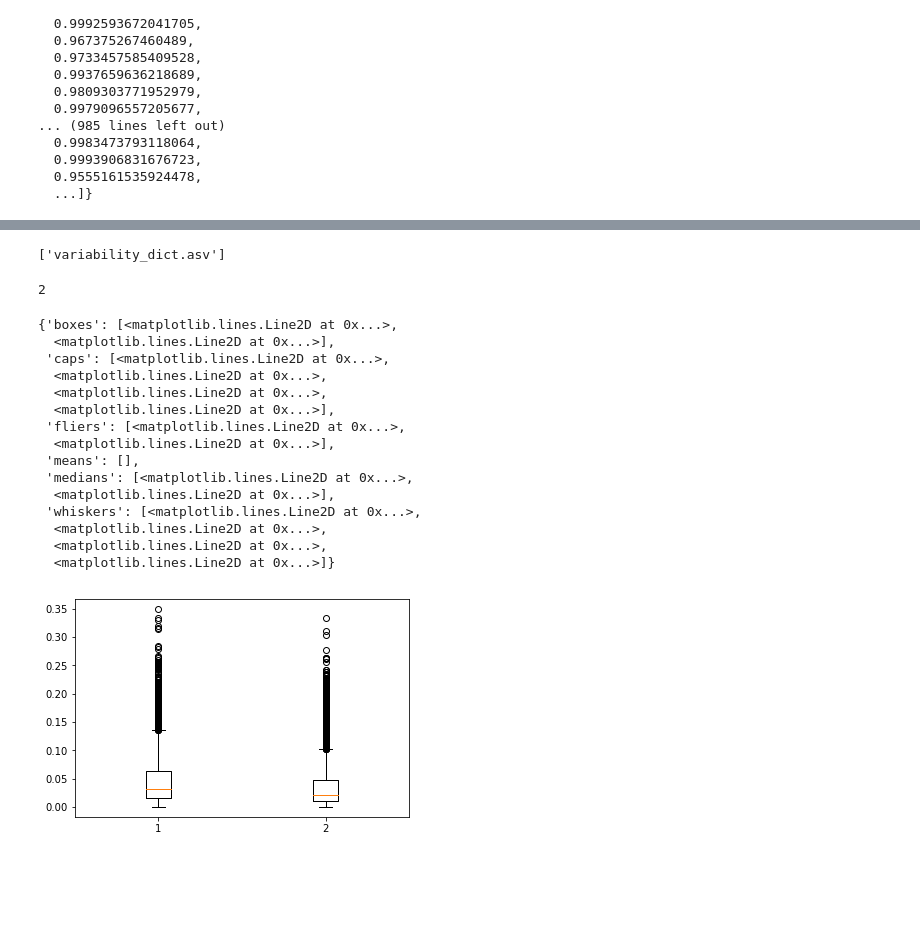
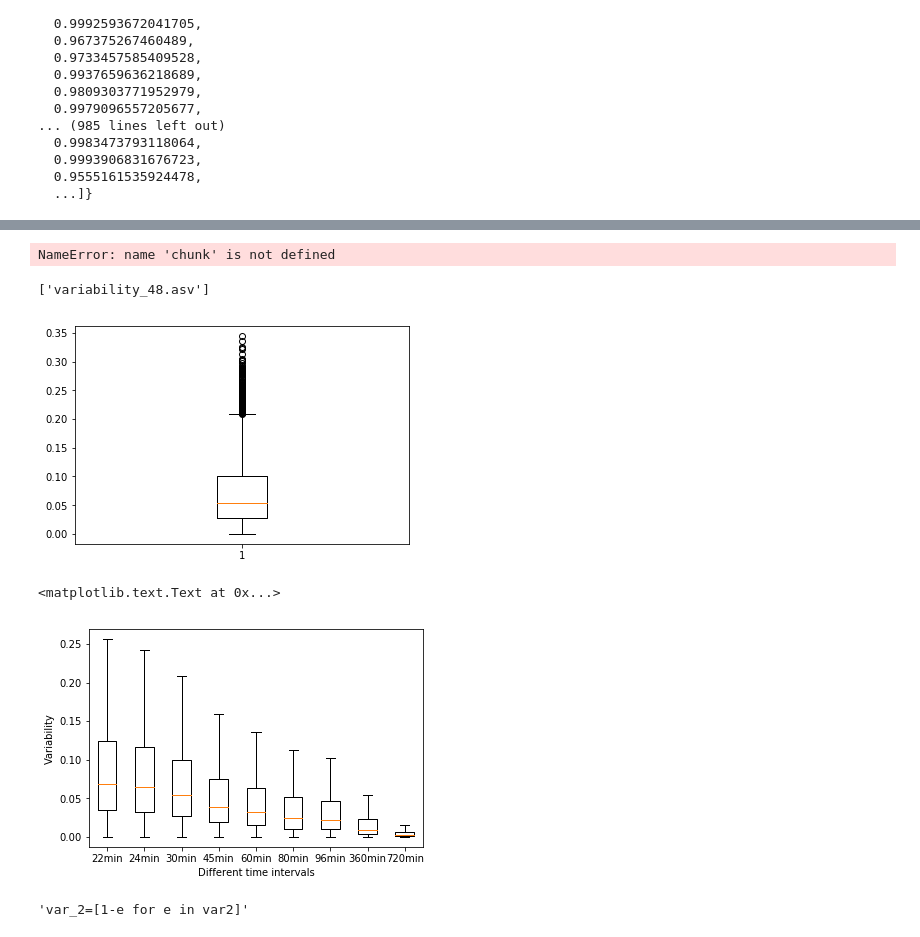
Before and after one commit to ZhuangDingyi/SmartCardClustering, a Jupyter notebook: Step1 Regularity Comaparison.ipynb, the cells around one changed output, grey strips where cells are left out. Saved outputs shown, nothing was run; the diff lists cells and outputs as text; code cells hidden in the pictures; blank space fills up the shorter version.

```diff
--- a/Step1 Regularity Comaparison.ipynb
+++ b/Step1 Regularity Comaparison.ipynb
@@ -297,9 +297,6 @@ No. 5400000
 No. 5500000
 Iteration Stop!
 Wall time: 58min 1s
-# %%
-featureMat_0319=joblib.load('featureMat_0319.sav')
-featureMat_0320=joblib.load('featureMat_0320.sav')
 # %%
 print(np.corrcoef(featureMat_0319['1'],featureMat_0320['1']))
 # %% [output]
@@ -393,8 +390,8 @@ variability
 # Because we only focus on the effect of different time slices variantion in days can be neglected
 featureMat_0319_iter=dict()
 featureMat_0320_iter=dict()
-#timeIntervalSizes=[1,2,4,15,48,72,96,180,360,720,1440]
-timeIntervalSizes=[48,72]
+#timeIntervalSizes=[1,2,4,15,32,48,72,96,180,360,720,1440]
+timeIntervalSizes=[65,18,32,60]
 chunkSize=200000
 # MEMORY ERROR! HAVE TO ITERATE THE TIME INSTEAD OF STATIONS
 for interval in tqdm_notebook(timeIntervalSizes,desc='different time intervals'):
@@ -447,7 +444,8 @@ for interval in tqdm_notebook(timeIntervalSizes,desc='different time intervals')
             loop=False
     _,vari,variM=getAllStationsCorSameDay(featureMat_0319_iter,featureMat_0320_iter,interval)
     print('For time slices:',interval,'bins mean variability is',variM)
-    variability[str(interval)]=vari
+    #variability[str(interval)]=vari
     plt.boxplot([1-e for e in vari])
-    joblib.dump(variability,'variability_dict.asv')
+    filename='variability_'+str(interval)+'.asv'
+    joblib.dump(vari,filename)
 # %% [output]
@@ -455,27 +487,11 @@ MemoryError:
-# %%
-joblib.dump(variability,'variability_dict.asv')
-# %% [output]
-['variability_dict.asv']
-# %%
-print(sys.getsizeof(vari))
-# %% [output]
-2
+# %%
+chunk
+# %% [output]
+NameError: name 'chunk' is not defined
 # %%
-plt.boxplot([[1-e for e in varl],[1-e for e in vari]])
+plt.boxplot([1-e for e in vari])
+filename='variability_'+str(interval)+'.asv'
+joblib.dump(vari,filename)
 # %% [output]
-{'boxes': [<matplotlib.lines.Line2D at 0x...>,
-  <matplotlib.lines.Line2D at 0x...>],
- 'caps': [<matplotlib.lines.Line2D at 0x...>,
-  <matplotlib.lines.Line2D at 0x...>,
-  <matplotlib.lines.Line2D at 0x...>,
-  <matplotlib.lines.Line2D at 0x...>],
- 'fliers': [<matplotlib.lines.Line2D at 0x...>,
-  <matplotlib.lines.Line2D at 0x...>],
- 'means': [],
- 'medians': [<matplotlib.lines.Line2D at 0x...>,
-  <matplotlib.lines.Line2D at 0x...>],
- 'whiskers': [<matplotlib.lines.Line2D at 0x...>,
-  <matplotlib.lines.Line2D at 0x...>,
-  <matplotlib.lines.Line2D at 0x...>,
-  <matplotlib.lines.Line2D at 0x...>]}
+['variability_48.asv']
-[figure, old version]
+[figure, new version]
@@ -481,0 +518,12 @@ plt.boxplot([[1-e for e in varl],[1-e for e in vari]])
+# %%
+plt.boxplot([var65,var60,var48,var32,var24,var18,var15,var4,var2],labels=['22min','24min','30min','45min','60min','80min','96min','360min','720min'],showfliers=False)
+plt.xlabel('Different time intervals')
+plt.ylabel('Variability')
+#plt.xticks(['22min','24min','30min','45min','60min','80min','96min','360min','720min'])
+# %% [output]
+<matplotlib.text.Text at 0x...>
+[figure, added]
+# %%
+eq
+# %% [output]
+'var_2=[1-e for e in var2]'
```
Also changed, not shown: parts of 3 cells of this notebook.
